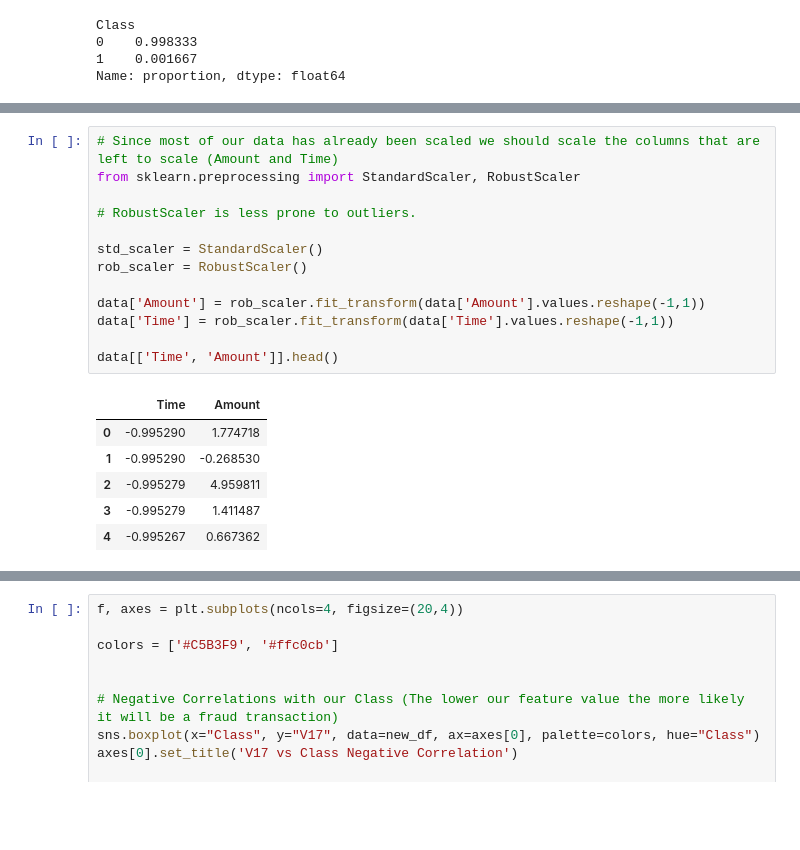
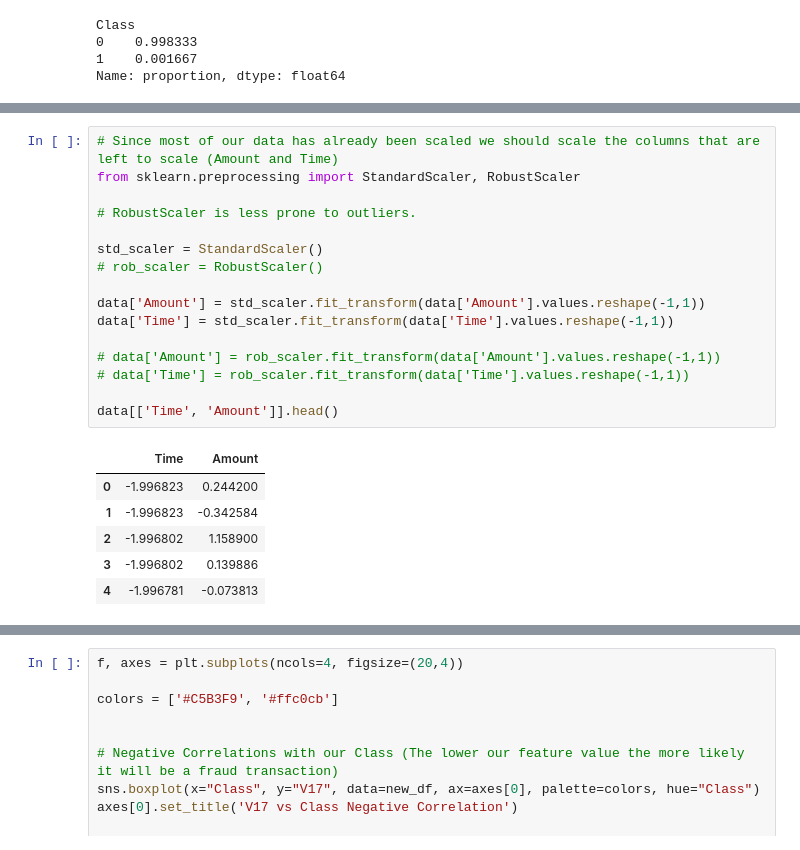
Before and after one commit to skytecat/FraudDetection, a Jupyter notebook: fraud_detection.ipynb, the cells around one changed output, grey strips where cells are left out. Saved outputs shown, nothing was run; the diff lists cells and outputs as text; blank space fills up the shorter version.

Commit message:
change scaler

```diff
--- a/fraud_detection.ipynb
+++ b/fraud_detection.ipynb
@@ -116,20 +127,23 @@ plt.show()
 # %%
 # Since most of our data has already been scaled we should scale the columns that are left to scale (Amount and Time)
 from sklearn.preprocessing import StandardScaler, RobustScaler
 
 # RobustScaler is less prone to outliers.
 
 std_scaler = StandardScaler()
-rob_scaler = RobustScaler()
+# rob_scaler = RobustScaler()
 
-data['Amount'] = rob_scaler.fit_transform(data['Amount'].values.reshape(-1,1))
-data['Time'] = rob_scaler.fit_transform(data['Time'].values.reshape(-1,1))
+data['Amount'] = std_scaler.fit_transform(data['Amount'].values.reshape(-1,1))
+data['Time'] = std_scaler.fit_transform(data['Time'].values.reshape(-1,1))
+
+# data['Amount'] = rob_scaler.fit_transform(data['Amount'].values.reshape(-1,1))
+# data['Time'] = rob_scaler.fit_transform(data['Time'].values.reshape(-1,1))
 
 data[['Time', 'Amount']].head()
 # %% [output]
 |  | Time | Amount |
-| 0 | -0.995290 | 1.774718 |
-| 1 | -0.995290 | -0.268530 |
-| 2 | -0.995279 | 4.959811 |
-| 3 | -0.995279 | 1.411487 |
-| 4 | -0.995267 | 0.667362 |
+| 0 | -1.996823 | 0.244200 |
+| 1 | -1.996823 | -0.342584 |
+| 2 | -1.996802 | 1.158900 |
+| 3 | -1.996802 | 0.139886 |
+| 4 | -1.996781 | -0.073813 |
```
Also changed, not shown: parts of 37 cells of this notebook.
